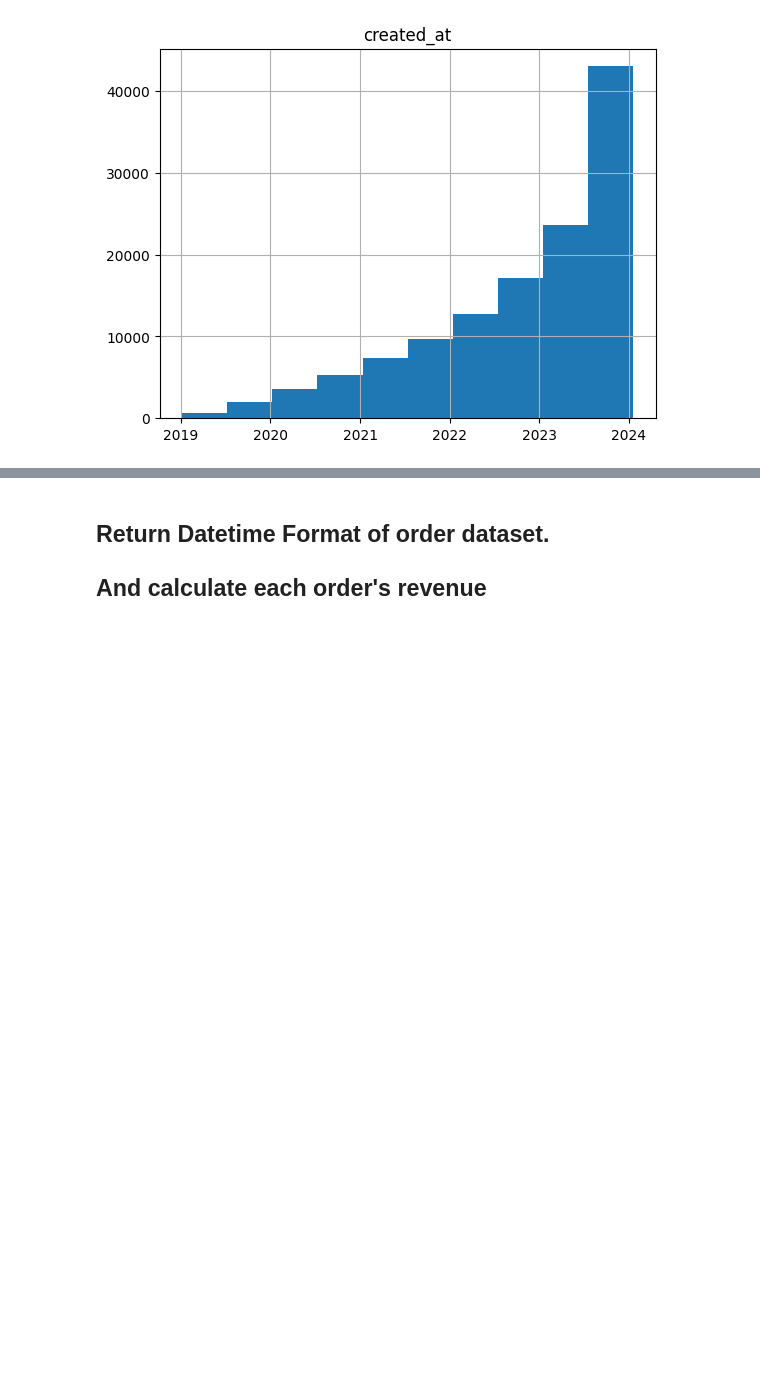
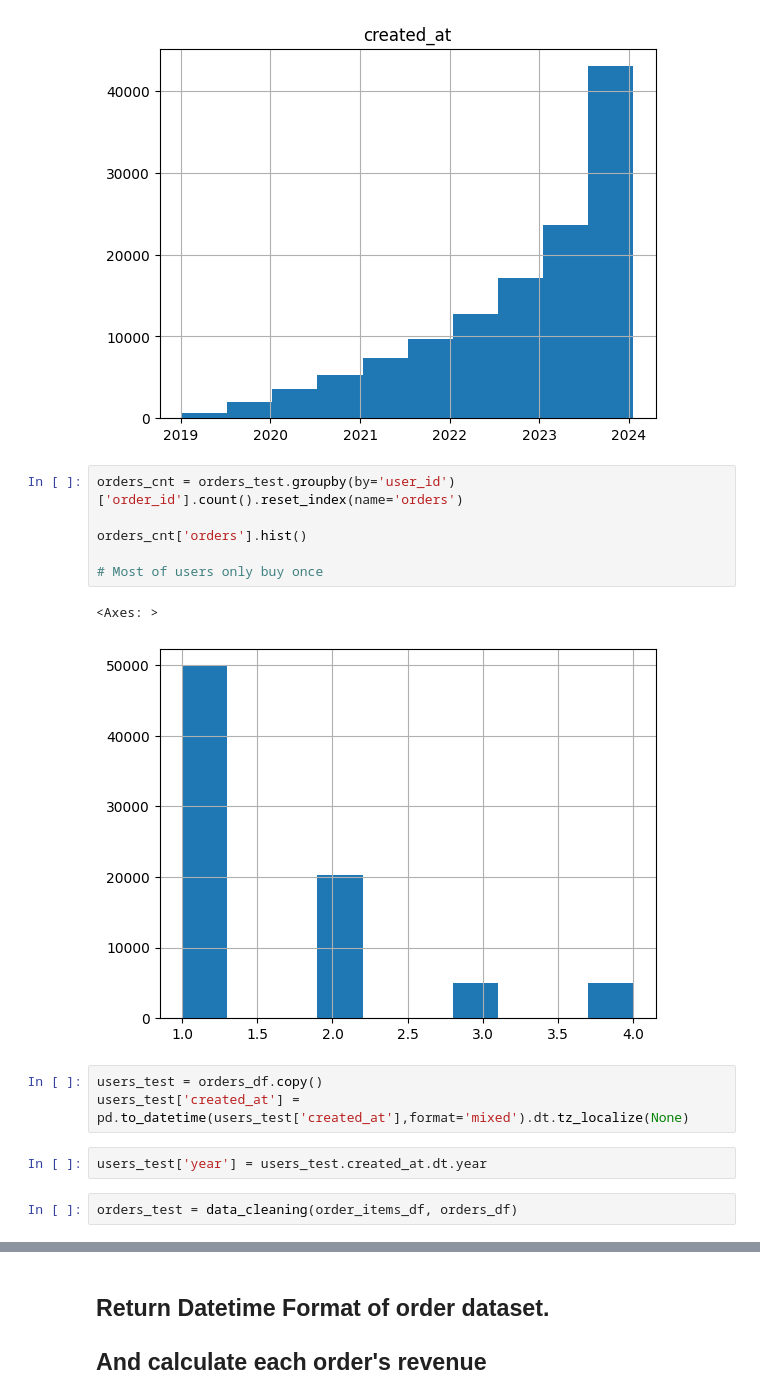
Before and after one commit to wjdals210/clv-the-look, a Jupyter notebook: notebooks/JeongminLee_nb.ipynb, the cells around one changed output, grey strips where cells are left out. Saved outputs shown, nothing was run; the diff lists cells and outputs as text; blank space fills up the shorter version.

```diff
--- a/notebooks/JeongminLee_nb.ipynb
+++ b/notebooks/JeongminLee_nb.ipynb
@@ -54,3 +56,19 @@ orders_test.hist('created_at')
 # %% [output]
 array([[<Axes: title={'center': 'created_at'}>]], dtype=object)
 [figure]
+# %%
+orders_cnt = orders_test.groupby(by='user_id')['order_id'].count().reset_index(name='orders')
+
+orders_cnt['orders'].hist()
+
+# Most of users only buy once
+# %% [output]
+<Axes: >
+[figure, added]
+# %%
+users_test = orders_df.copy()
+users_test['created_at'] = pd.to_datetime(users_test['created_at'],format='mixed').dt.tz_localize(None)
+# %%
+users_test['year'] = users_test.created_at.dt.year
+# %%
+orders_test = data_cleaning(order_items_df, orders_df)
```
Also changed, not shown: parts of 105 cells of this notebook, 1 other file.
